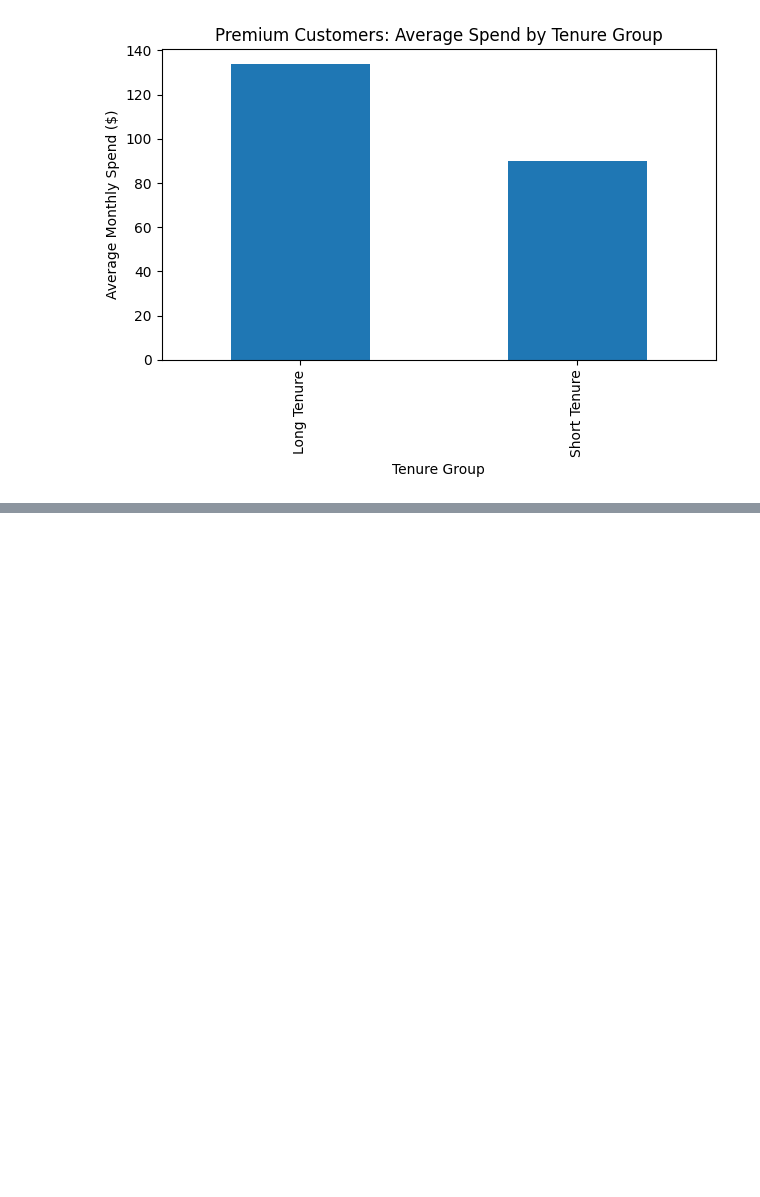
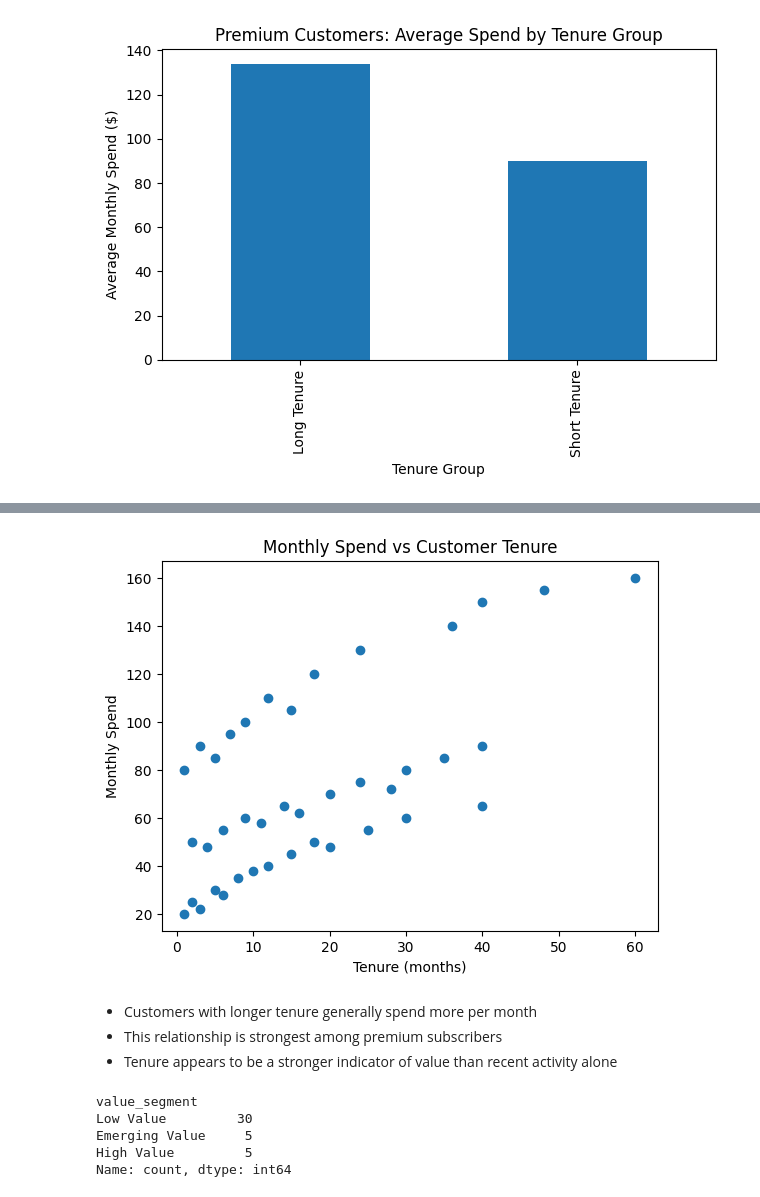
Before and after one commit to jae-notes/customer-behavior-analysis, a Jupyter notebook: analysis/01_initial_exploration.ipynb, the cells around one changed output, grey strips where cells are left out. Drawn from its saved outputs; the diff is of its cells as text; code cells hidden in the pictures; blank space fills up the shorter version.

```diff
--- a/analysis/01_initial_exploration.ipynb
+++ b/analysis/01_initial_exploration.ipynb
@@ -183,0 +265,30 @@ plt.show()
+# %%
+plt.scatter(df["tenure_months"], df["monthly_spend"])
+plt.xlabel("Tenure (months)")
+plt.ylabel("Monthly Spend")
+plt.title("Monthly Spend vs Customer Tenure")
+plt.show()
+# %% [output]
+[figure, added]
+# %% [markdown]
+- Customers with longer tenure generally spend more per month
+- This relationship is strongest among premium subscribers
+- Tenure appears to be a stronger indicator of value than recent activity alone
+# %%
+def value_segment(row):
+  if row["tenure_months"] >= 24 and row["monthly_spend"] >= 100:
+    return "High Value"
+  elif row["tenure_months"] < 12 and row["monthly_spend"] >= 70:
+    return "Emerging Value"
+  else:
+    return "Low Value"
+
+df["value_segment"] = df.apply(value_segment, axis=1)
+
+df["value_segment"].value_counts()
+# %% [output]
+value_segment
+Low Value         30
+Emerging Value     5
+High Value         5
+Name: count, dtype: int64
```
Also changed, not shown: parts of 12 cells of this notebook.
